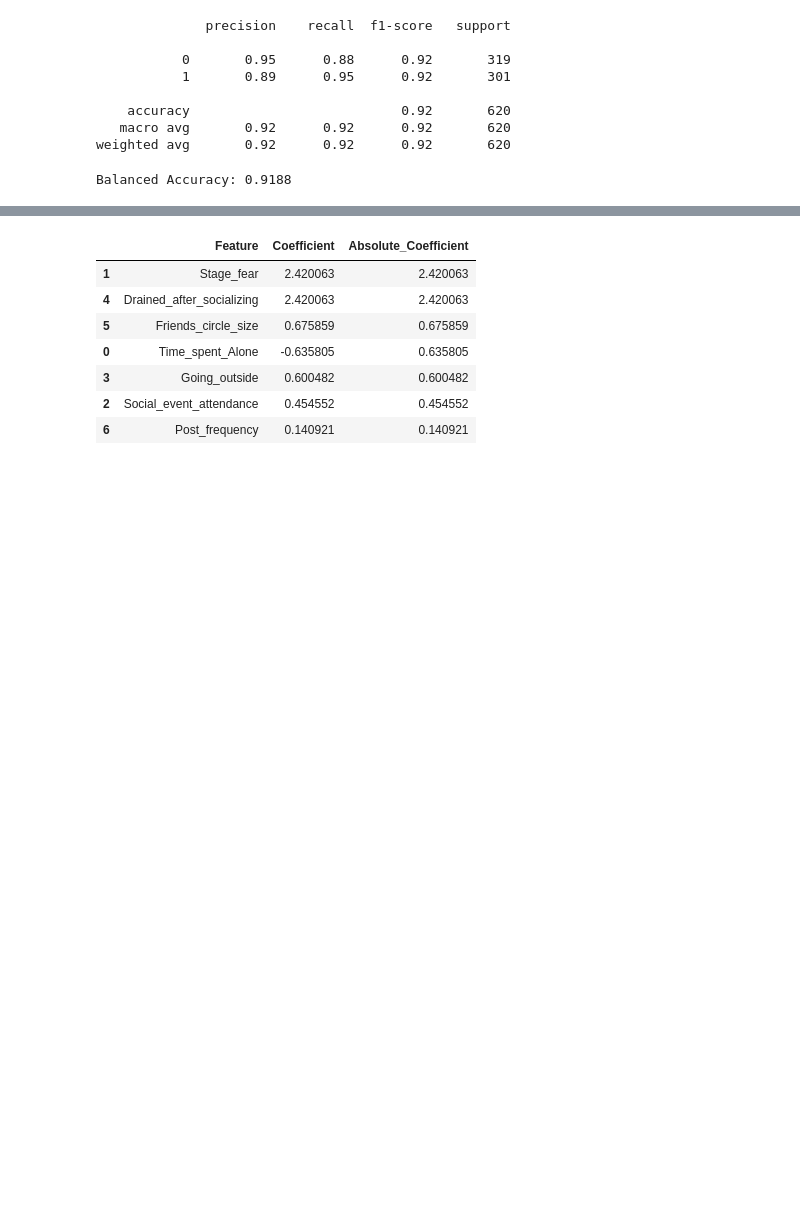
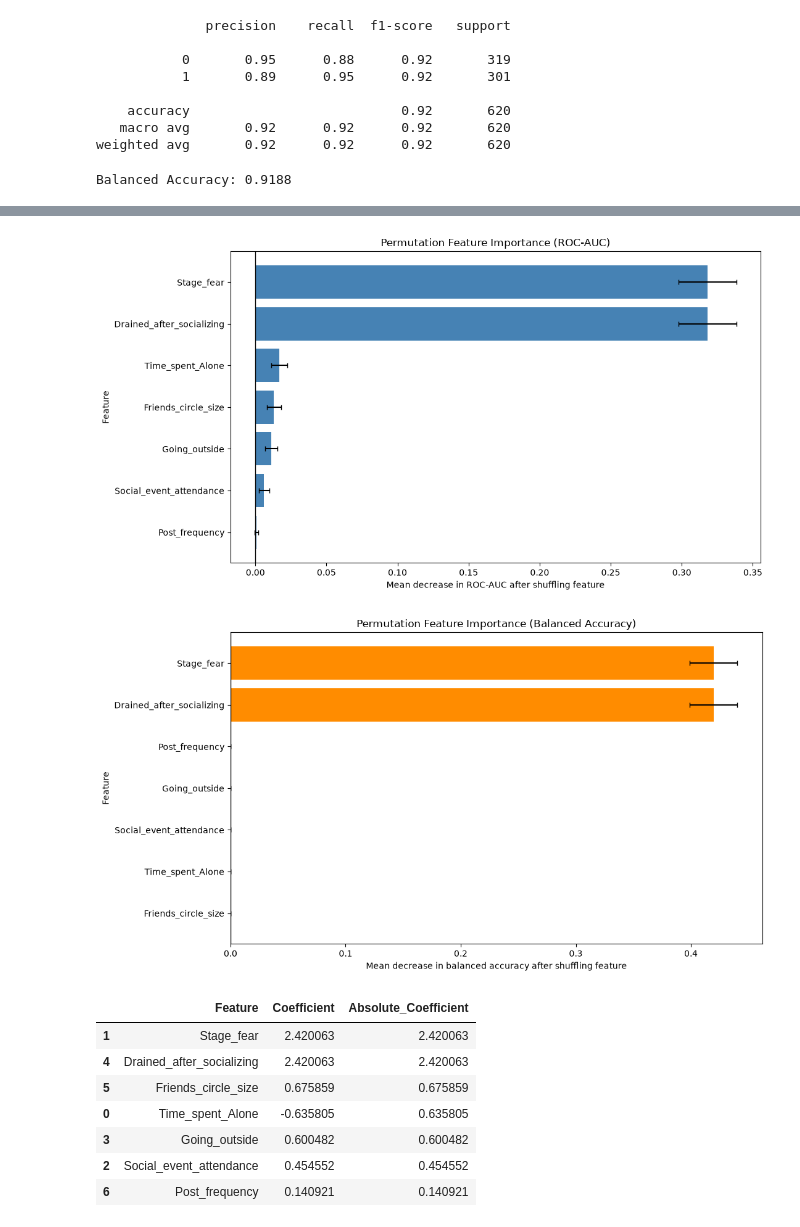
Before and after one commit to miguelestradam3/personality_predictor, a Jupyter notebook: main.ipynb, the cells around one changed output, grey strips where cells are left out. Drawn from its saved outputs; the diff is of its cells as text; code cells hidden in the pictures; blank space fills up the shorter version.

```diff
--- a/main.ipynb
+++ b/main.ipynb
@@ -249,3 +252,45 @@ x_train_smote, y_train_smote = smote.fit_resample(x_train, y_train)
+# %%
+# Plot permutation importance for EVERY feature (not only the top few).
+# Error bars show variability across the repeated shuffles.
+plot_auc = permutation_importance_df.sort_values("ROC_AUC_Importance", ascending=True)
+
+plt.figure(figsize=(11, max(6, len(plot_auc) * 0.55)))
+plt.barh(
+    plot_auc["Feature"],
+    plot_auc["ROC_AUC_Importance"],
+    xerr=plot_auc["ROC_AUC_Std"],
+    capsize=3,
+    color="steelblue"
+)
+plt.axvline(0, color="black", linewidth=1)
+plt.title("Permutation Feature Importance (ROC-AUC)")
+plt.xlabel("Mean decrease in ROC-AUC after shuffling feature")
+plt.ylabel("Feature")
+plt.tight_layout()
+plt.show()
+
+# A second graph using balanced accuracy as the scoring metric.
+plot_balanced = permutation_importance_df.sort_values(
+    "Balanced_Accuracy_Importance", ascending=True
+)
+
+plt.figure(figsize=(11, max(6, len(plot_balanced) * 0.55)))
+plt.barh(
+    plot_balanced["Feature"],
+    plot_balanced["Balanced_Accuracy_Importance"],
+    xerr=plot_balanced["Balanced_Accuracy_Std"],
+    capsize=3,
+    color="darkorange"
+)
+plt.axvline(0, color="black", linewidth=1)
+plt.title("Permutation Feature Importance (Balanced Accuracy)")
+plt.xlabel("Mean decrease in balanced accuracy after shuffling feature")
+plt.ylabel("Feature")
+plt.tight_layout()
+plt.show()
+# %% [output]
+[figure, added]
+[figure, added]
 # %%
 # Logistic Regression coefficients.
 # For binary classification, a positive coefficient moves the prediction
```
Also changed, not shown: parts of 5 cells of this notebook, 1 other file.
